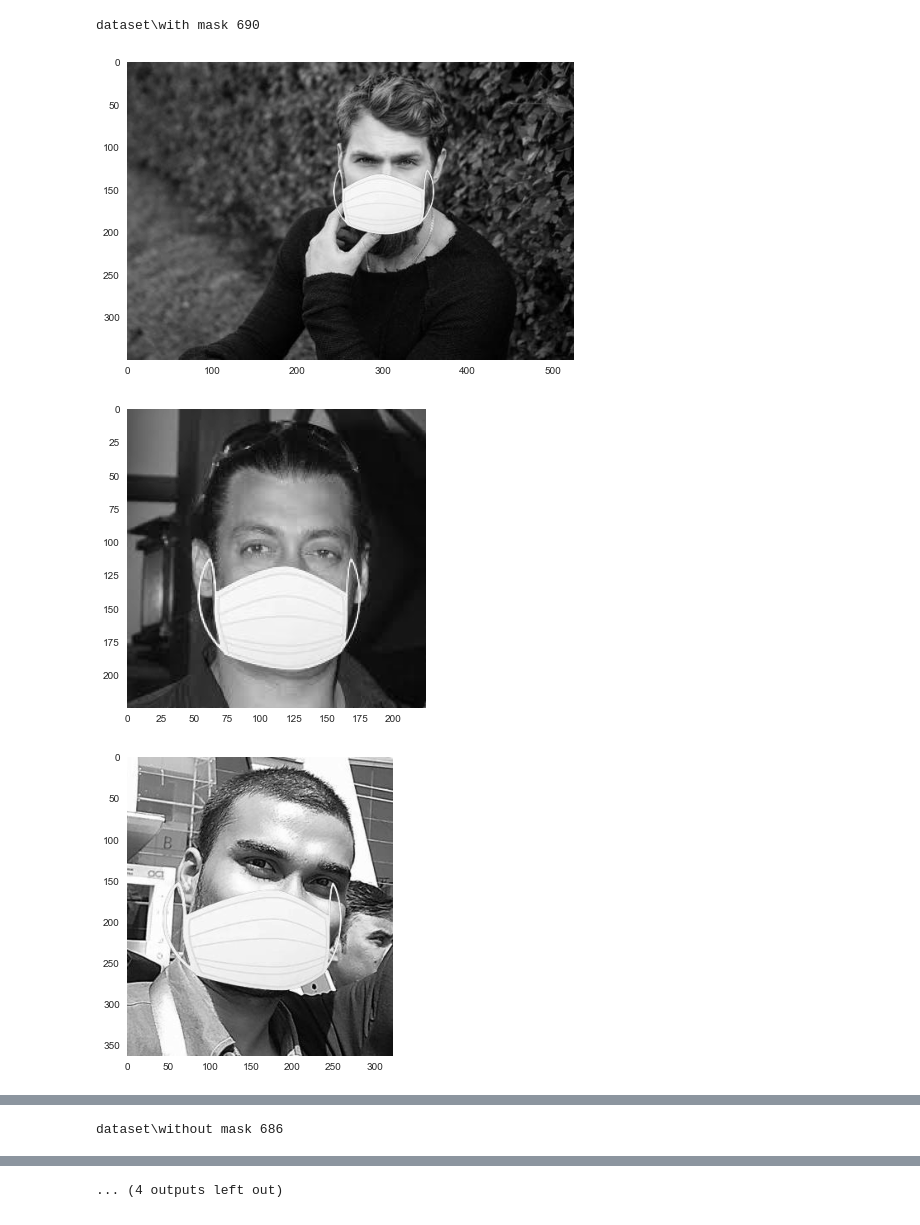
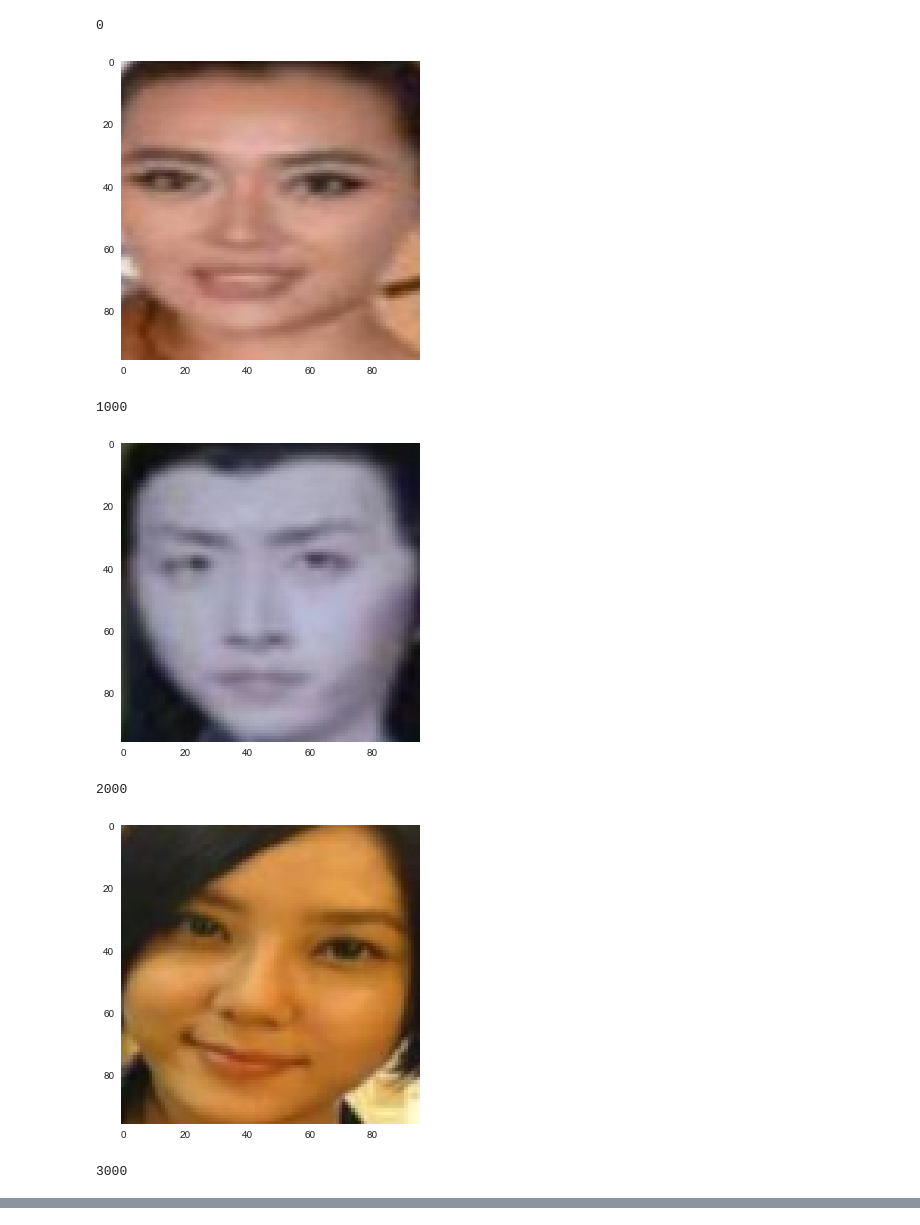
Before and after one commit to shivamrastogi1152/Face-Mask-Detection, a Jupyter notebook: DataPreprocessing.ipynb, the cells around one changed output, grey strips where cells are left out. Cells and saved outputs as stored; diff of their text form; code cells hidden in the pictures.

```diff
--- a/DataPreprocessing.ipynb
+++ b/DataPreprocessing.ipynb
@@ -5,19 +5,19 @@ import matplotlib.pyplot as plt
 import numpy as np
 from keras.utils import np_utils
 # %%
-data_path='dataset'
+data_path='./dataset/self-built-masked-face-recognition-dataset/'
 
 #Getting the folder names
 categories=os.listdir(data_path)
 print(categories)
 
-#Generating a label for each class
+# Generating a label for each class
 labels = []
 for i in range(len(categories)):
     labels.append(i)
 print(labels)
 
-#Attach the label to each class with name
+# Attach the label to each class with name
 label_dict = {}
 for i in range(len(categories)):
     label_dict[categories[i]] = labels[i]
@@ -36,35 +40,44 @@ def drawImg(img):
 # %%
-img_size=100
+img_size=96
 X=[]
 Y=[]
 count=0
 
+for category in categories:
+    category_path=os.path.join(data_path,category)
+#     print(category_path)
+    img_folders = os.listdir(category_path)
+    for img_folder in img_folders:
+#         print(img_folder)
+        img_folder_path = os.path.join(category_path,img_folder)
+        img_names=os.listdir(img_folder_path)
+#         print(img_names)
 
-for category in categories:
-    folder_path=os.path.join(data_path,category)
-    img_names=os.listdir(folder_path)
-    print(folder_path,len(img_names))
+        for img_name in img_names:
+            img_path=os.path.join(img_folder_path,img_name)
+            try:
 
-    for img_name in img_names:
-        img_path=os.path.join(folder_path,img_name)
-        img=cv2.imread(img_path)
-        img = cv2.cvtColor(img,cv2.COLOR_BGR2GRAY)
+                img=cv2.imread(img_path)
+                img = cv2.cvtColor(img,cv2.COLOR_BGR2RGB)
+                img_resized=cv2.resize(img,(img_size,img_size))
 
-        try:
-            if count%100 == 0:
-                drawImg(img)
-            count+=1
+                if count%1000 == 0:
+                    print(count)
+                    drawImg(img_resized)
 
-            img_resized=cv2.resize(img,(img_size,img_size))
+                count+=1
 
-            X.append(img_resized)
-            Y.append(label_dict[category])
+                X.append(img_resized)
+                Y.append(label_dict[category])
 
-        except Exception as e:
-            print('Exception:',e)
-            count+=1
+            except Exception as e:
+                print("Count->",count,' Exception:',e)
+                count+=1
 # %% [output]
-dataset\with mask 690
+0
-[figure, old version]
+[figure, new version]
+1000
-[figure, old version]
+[figure, new version]
+2000
-[figure, old version]
+[figure, new version]
+3000
@@ -75 +88,0 @@ dataset\with mask 690
-dataset\without mask 686
@@ -79 +88,0 @@ dataset\without mask 686
-... (4 outputs left out)
```
Also changed, not shown: parts of 23 cells of this notebook, 6 other files.
